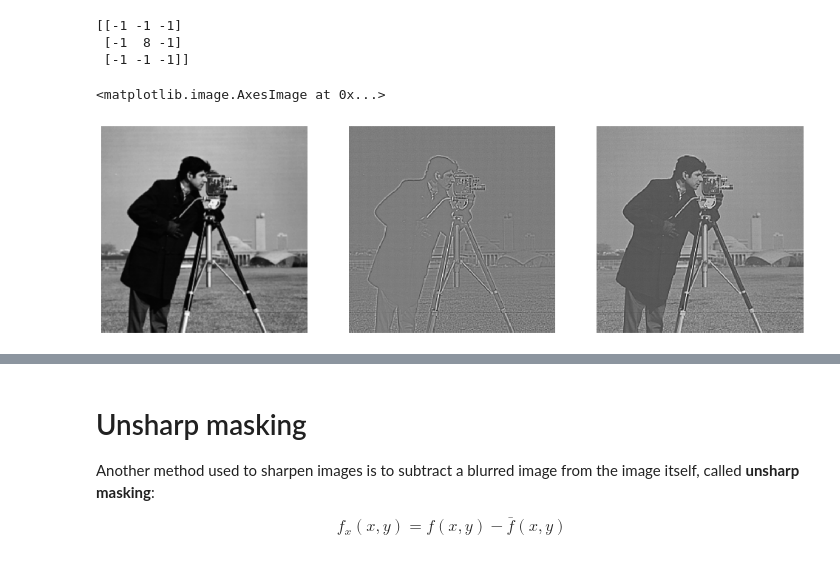
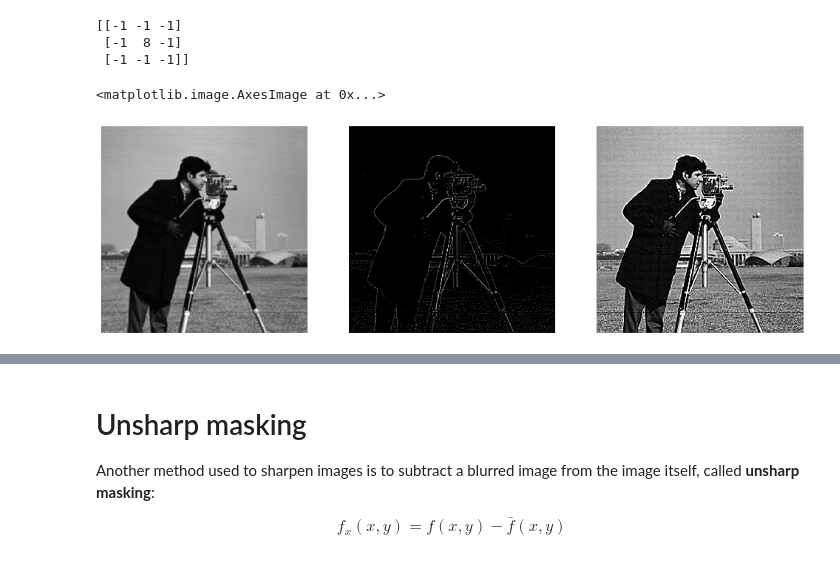
Before and after one commit to uw-cheme599/uw-cheme599.github.io, a Jupyter notebook: Wi20_content/L4_Spatial_Filtering.ipynb, the cells around one changed output, grey strips where cells are left out. Saved outputs shown, nothing was run; the diff lists cells and outputs as text; code cells hidden in the pictures.

```diff
--- a/Wi20_content/L4_Spatial_Filtering.ipynb
+++ b/Wi20_content/L4_Spatial_Filtering.ipynb
@@ -105,18 +105,19 @@ print(selem)
 # %%
 # LaPlacian
 im_avg = img_as_float(rank.mean(im, square(3)))
-im_lap = convolve(im_avg, selem)
-#im_lap = laplace(im_avg, ksize=11)
+#im_lap = convolve(im_avg, selem)
+im_lap = laplace(im_avg, ksize=11)
 #im_avg = rank.mean(im, square(3))
+alpha= 4
 
 fig, axes = plt.subplots(ncols=3, figsize=(17,6))
 
 for ax in axes:
     ax.axis('off')
 
 axes[0].imshow(im_avg, cmap='gray')
-axes[1].imshow(im_lap, cmap='gray')
-axes[2].imshow(im_avg + im_lap, cmap='gray')
+axes[1].imshow(2*im_lap2, cmap='gray')
+axes[2].imshow(im_avg + alpha*im_lap, cmap='gray', vmax=1, vmin=0)
 # %% [output]
 <matplotlib.image.AxesImage at 0x...>
-[figure, old version]
+[figure, new version]
```
Also changed, not shown: parts of 7 cells of this notebook, 7 other files.
